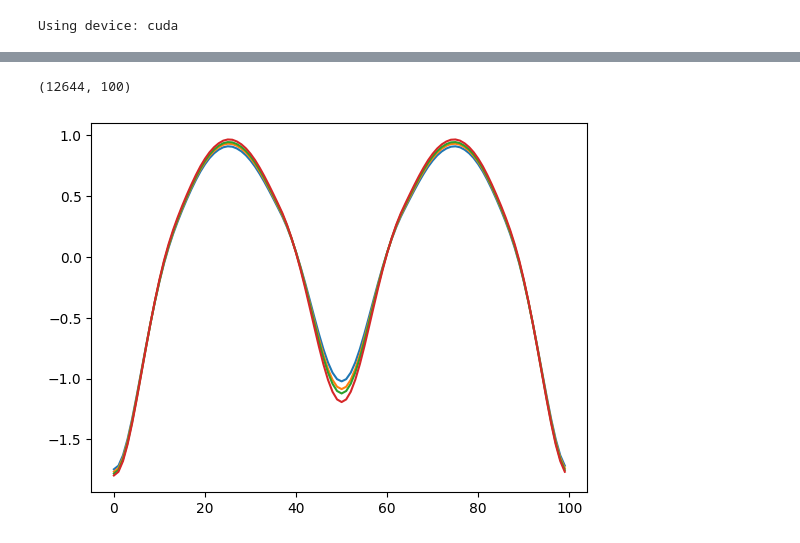
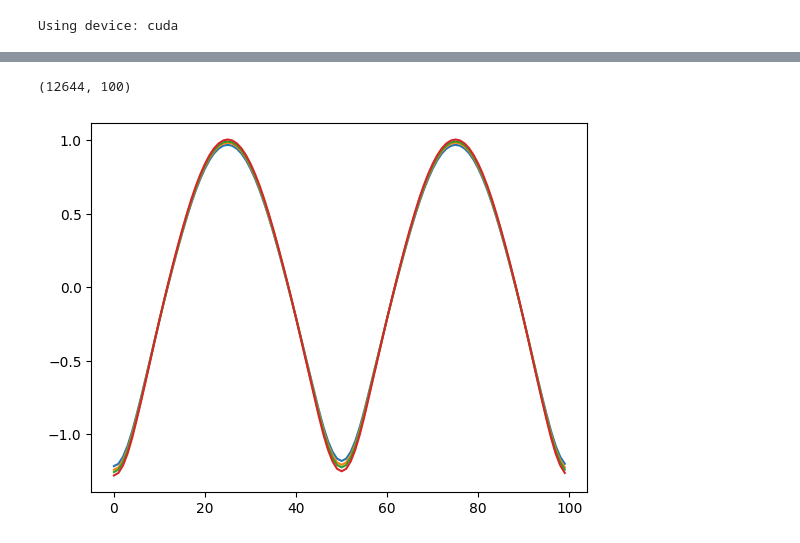
Before and after one commit to seanfoxhay-debug/eclipsing-binaries, a Jupyter notebook: Eclipsing binaries classification.ipynb, the cells around one changed output, grey strips where cells are left out. Drawn from its saved outputs; the diff is of its cells as text; code cells hidden in the pictures.

```diff
--- a/Eclipsing binaries classification.ipynb
+++ b/Eclipsing binaries classification.ipynb
@@ -47,12 +33,12 @@ norm = 1 # change to 1 to normalise the fluxes
 roll = 1 # change to 1 if wanting to roll the times/phases
 noise_level = 0 # 0 for no noise, 1 for low noise level, 2 for high
 
-period_toggle = 1 # 0 for period as input, 1 for period as predicted parameter
+period_toggle = 0 # 0 for period as input, 1 for period as predicted parameter
 
 num_params = 8 + period_toggle # number of parameters model will predict (currently, 8 without period, 9 with)
 n_scalars = 6 - period_toggle # number of scalar inputs to model. 4 are passbands flux averages, 1 is distance. the 6th is period, depending on period_toggle.
 B = batch_size = 128 # number of systems processed before forward passing
-lr = 3e-4
+lr = 1e-3
 epochs = 500
 
 early_stopping_toggle = 1 # 1: use early stopping
@@ -60,7 +46,7 @@ lr_scheduling_toggle = 1 # 1: use learning rate scheduling
 
 # early stop criteria:
 patience = 30 # how many epochs in a row with no improvement there needs to be before it stops early
-delta = 0.001 # the minimum performance increase to count as an improvement
+delta = 0.000 # the minimum performance increase to count as an improvement
 
 # learning rate scheduling criteria:
 factor_lr = 0.5 # the amount to reduce the learning rate by each time it is told to
@@ -879,9 +920,9 @@ plt.legend()
 # %%
 print(fluxes_normed['Generic.Bessell.B'].shape)
 
 
 for band in passbands:
-    plt.plot(fluxes_normed[band][24])
+    plt.plot(fluxes_normed[band][6])
 # %% [output]
 (12644, 100)
-[figure, old version]
+[figure, new version]
```
Also changed, not shown: parts of 22 cells of this notebook.
